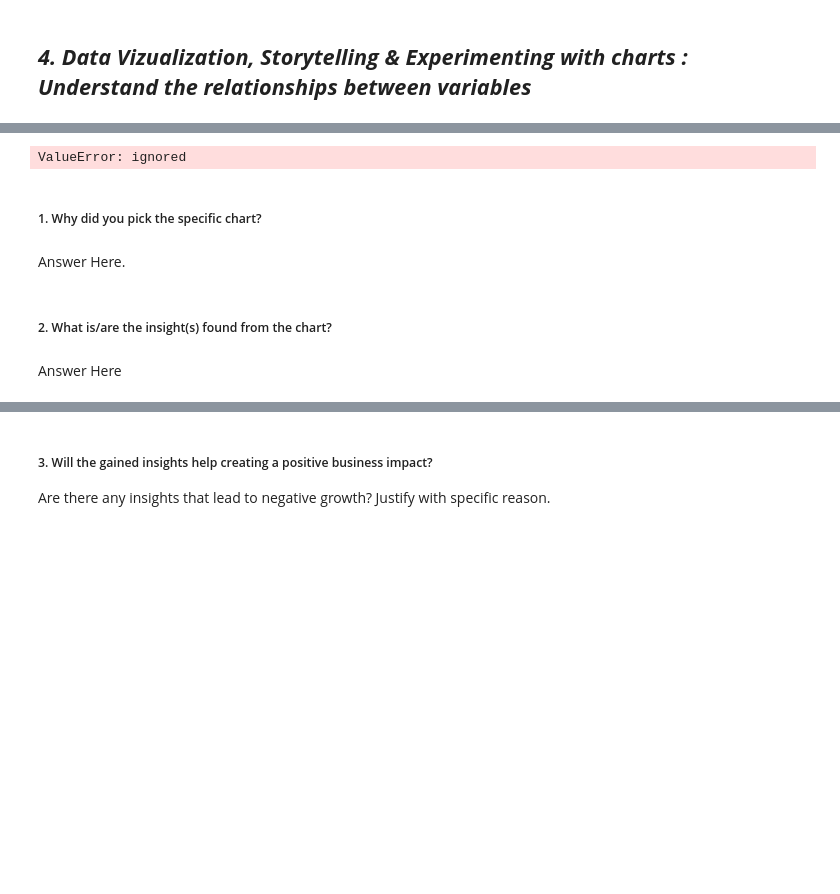
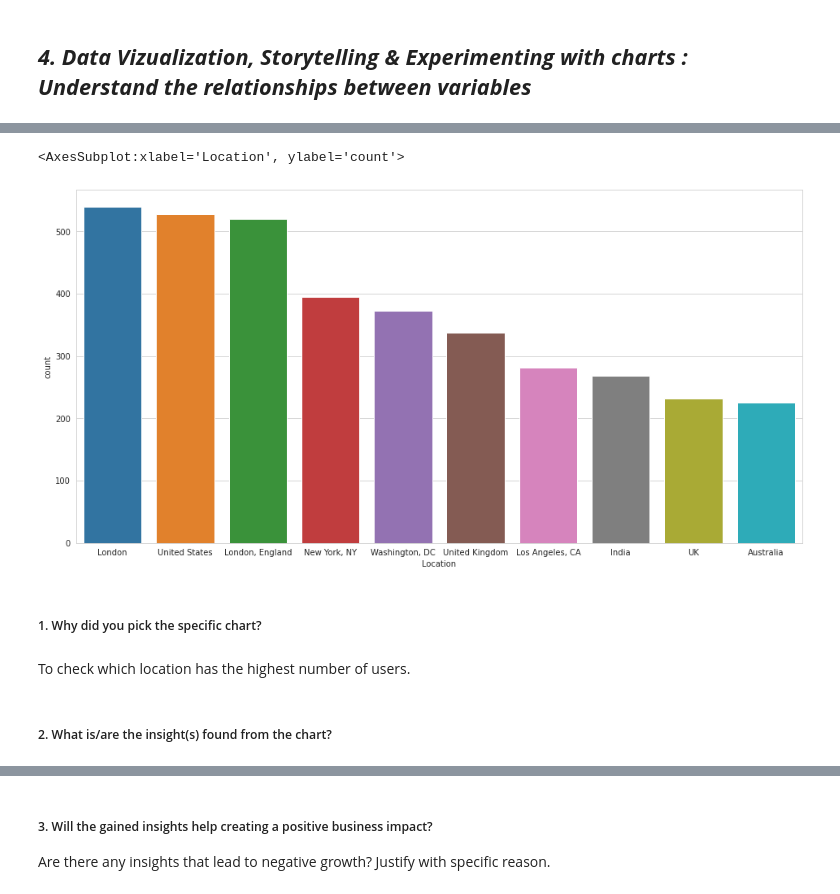
Before and after one commit to Jeetesh-KumarM/CAPSTONE-PROJECT-3-CLASSIFICATION, a Jupyter notebook: Coronavirus_Tweet_Sentiment_Analysis.ipynb, the cells around one changed output, grey strips where cells are left out. Cells and saved outputs as stored; diff of their text form; code cells hidden in the pictures; blank space fills up the shorter version.

```diff
--- a/Coronavirus_Tweet_Sentiment_Analysis.ipynb
+++ b/Coronavirus_Tweet_Sentiment_Analysis.ipynb
@@ -241,6 +243,8 @@ df1.shape
 # %% [markdown]
 Original dataset had 41157 columns now it has 32567 columns after dropping the null values.
 # %%
+#Extracting Day and Month fron TweetAt
+df1['TweetAt'] = pd.to_datetime(df['TweetAt'])
 df1['Day']=pd.DatetimeIndex(df1['TweetAt']).day
 df1['Month']=pd.DatetimeIndex(df1['TweetAt']).month
 # %%
@@ -262,0 +264,2 @@ array([None], dtype=object)
+# %%
+loc=df1['Location'].value_counts().sort_values(ascending=False)[:10]
@@ -263,14 +278,14 @@ array([None], dtype=object)
 # %%
 # Chart - 1 visualization code
+plt.figure(figsize=(16,8))
 sns.set_style("whitegrid")
-sns.countplot(x='Location',data=df1)
+sns.countplot(x='Location',data=df1[df1['Location'].isin(loc.index)],order=loc.index)
 # %% [output]
-ValueError: ignored
+<AxesSubplot:xlabel='Location', ylabel='count'>
+[figure, added]
 # %% [markdown]
 ##### 1. Why did you pick the specific chart?
-# %% [markdown]
-Answer Here.
+# %% [markdown]
+To check which location has the highest number of users.
 # %% [markdown]
 ##### 2. What is/are the insight(s) found from the chart?
-# %% [markdown]
-Answer Here
```
Also changed, not shown: parts of 7 cells of this notebook.
